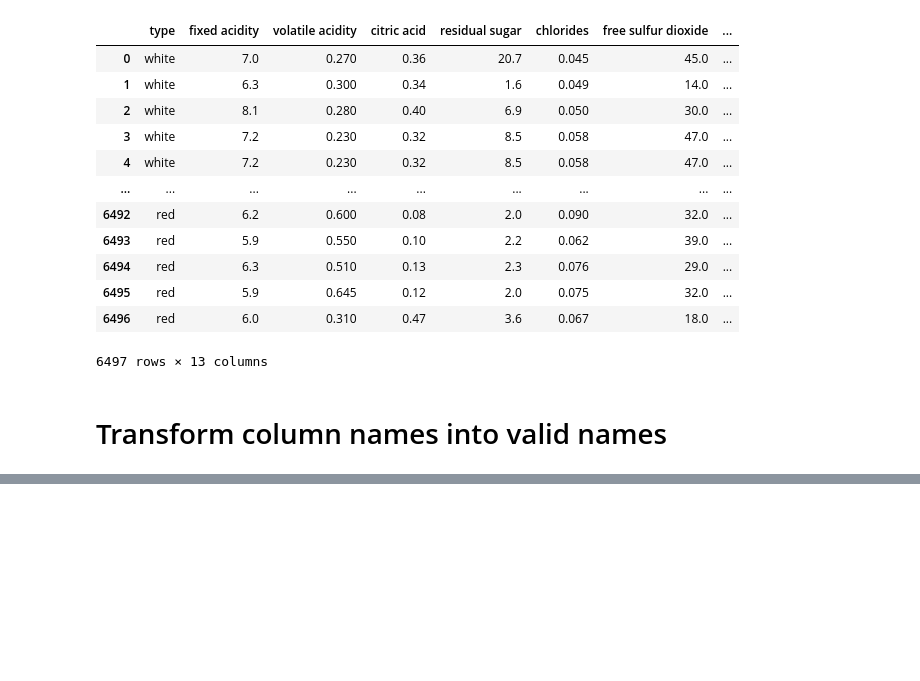
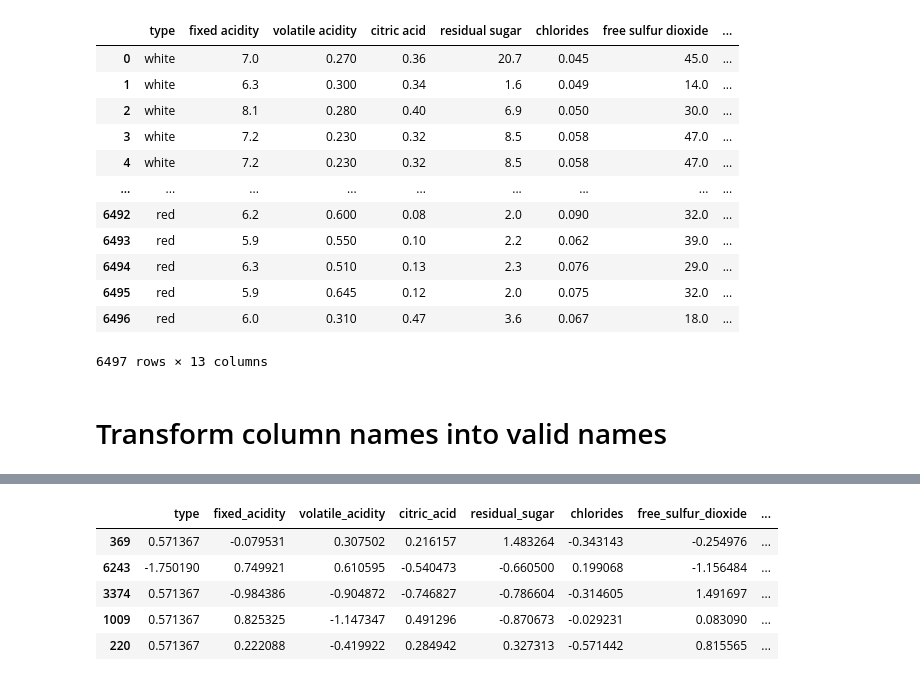
Before and after one commit to Redve/ID2223, a Jupyter notebook: Lab1/Task2/wine-backfill-feature-group.ipynb, the cells around one changed output, grey strips where cells are left out. Cells and saved outputs as stored; diff of their text form; code cells hidden in the pictures; blank space fills up the shorter version.

```diff
--- a/Lab1/Task2/wine-backfill-feature-group.ipynb
+++ b/Lab1/Task2/wine-backfill-feature-group.ipynb
@@ -144,0 +172,15 @@ memory usage: 609.2 KB
+# %%
+from sklearn.model_selection import train_test_split
+x = Wine_standard.drop(['quality'], axis=1)
+y = Wine_standard['quality']
+x_train,x_test,y_train,y_test = train_test_split(x,y,test_size=0.2,random_state=40)
+
+x_train.head()
+x_test.head()
+# %% [output]
+|  | type | fixed_acidity | volatile_acidity | citric_acid | residual_sugar | chlorides | free_sulfur_dioxide | ... |
+| 369 | 0.571367 | -0.079531 | 0.307502 | 0.216157 | 1.483264 | -0.343143 | -0.254976 | ... |
+| 6243 | -1.750190 | 0.749921 | 0.610595 | -0.540473 | -0.660500 | 0.199068 | -1.156484 | ... |
+| 3374 | 0.571367 | -0.984386 | -0.904872 | -0.746827 | -0.786604 | -0.314605 | 1.491697 | ... |
+| 1009 | 0.571367 | 0.825325 | -1.147347 | 0.491296 | -0.870673 | -0.029231 | 0.083090 | ... |
+| 220 | 0.571367 | 0.222088 | -0.419922 | 0.284942 | 0.327313 | -0.571442 | 0.815565 | ... |
```
Also changed, not shown: parts of 17 cells of this notebook, 1 other file.
